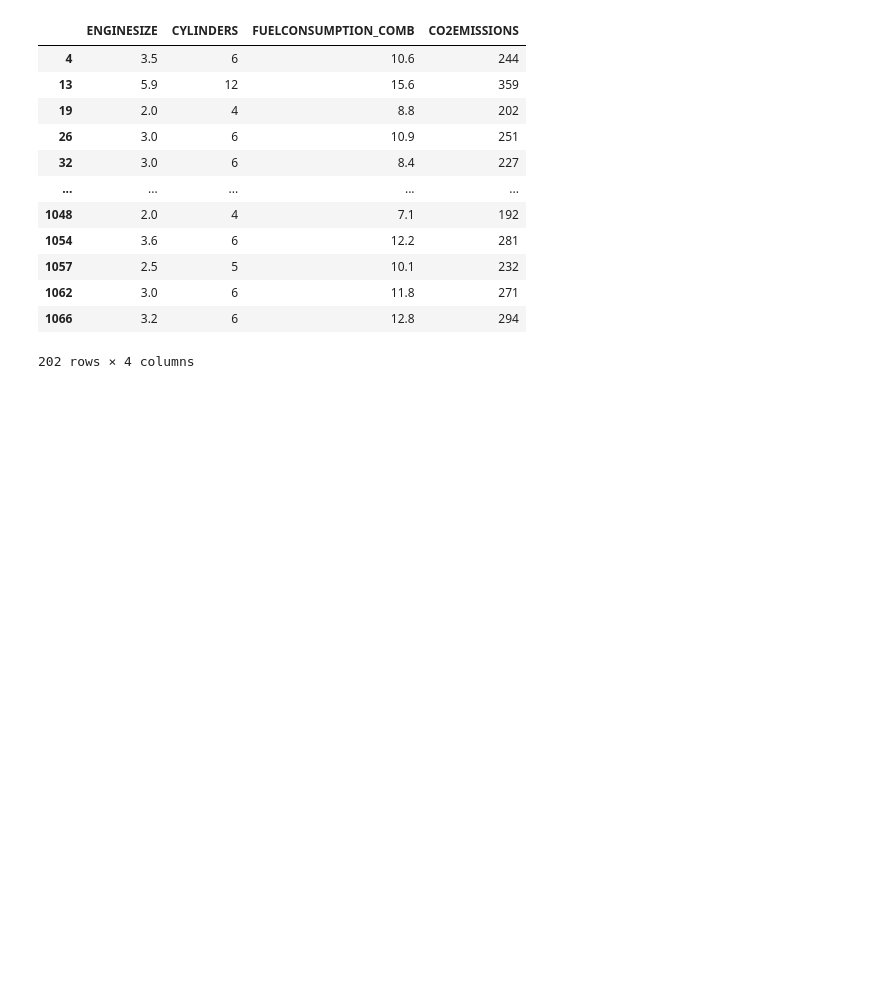
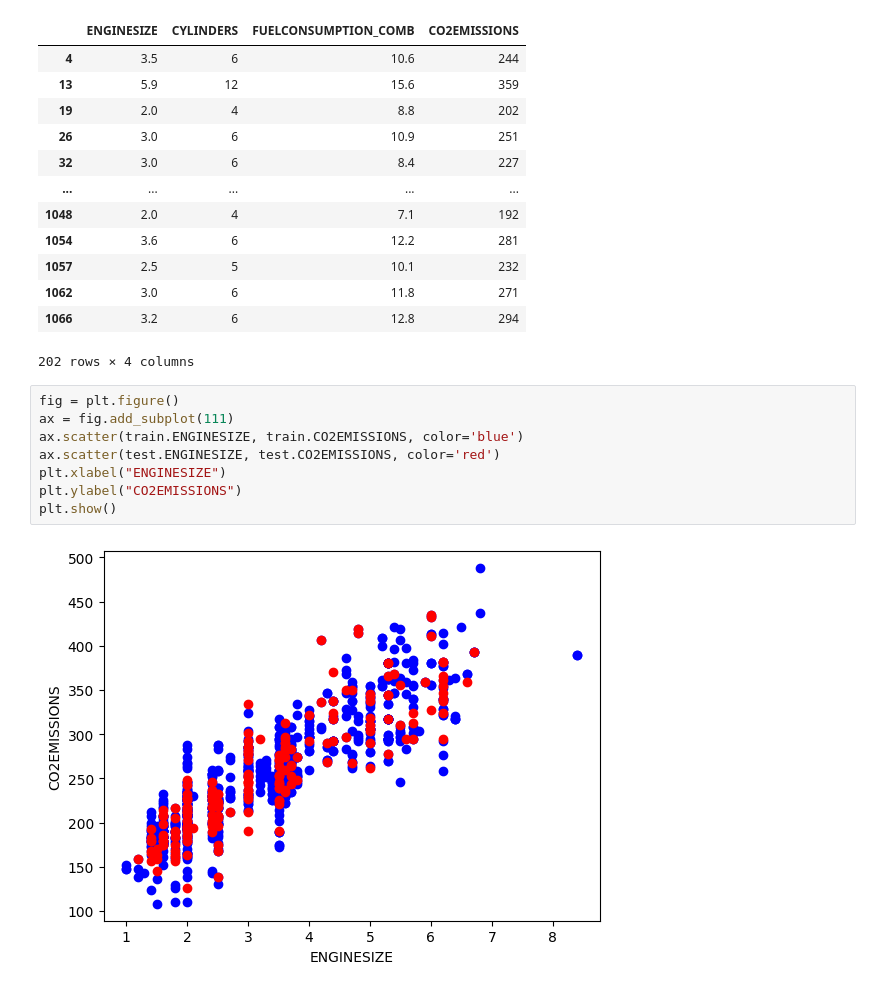
Before and after one commit to kimia-yousefi/regression, a Jupyter notebook: SimpleLinearRegression/SimpleLinearReg.ipynb, the cells around one changed output. Cells and saved outputs as stored; diff of their text form; blank space fills up the shorter version.

```diff
--- a/SimpleLinearRegression/SimpleLinearReg.ipynb
+++ b/SimpleLinearRegression/SimpleLinearReg.ipynb
@@ -111,3 +111,13 @@ test
 | 1062 | 3.0 | 6 | 11.8 | 271 |
 | 1066 | 3.2 | 6 | 12.8 | 294 |
 202 rows × 4 columns
+# %%
+fig = plt.figure()
+ax = fig.add_subplot(111)
+ax.scatter(train.ENGINESIZE, train.CO2EMISSIONS, color='blue')
+ax.scatter(test.ENGINESIZE, test.CO2EMISSIONS, color='red')
+plt.xlabel("ENGINESIZE")
+plt.ylabel("CO2EMISSIONS")
+plt.show()
+# %% [output]
+[figure, added]
```
